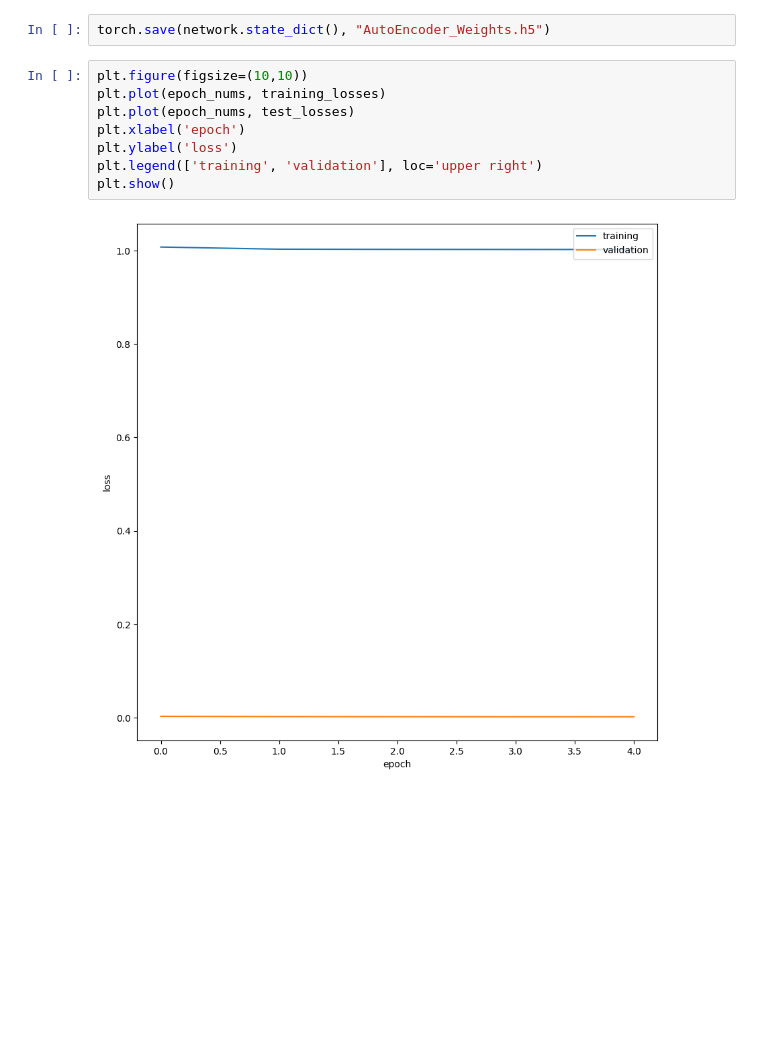
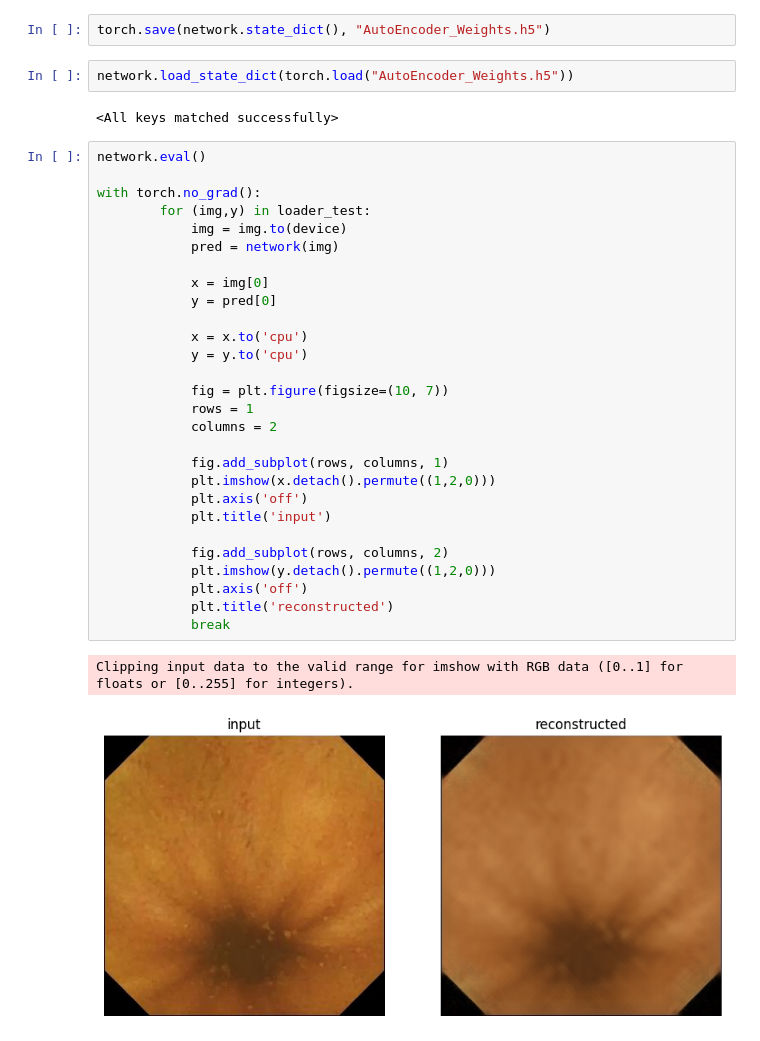
Before and after one commit to bishakh17/Wireless-Endoscopy--Video-Summarizer, a Jupyter notebook: Auto Encoder.ipynb, the cells around one changed output. Saved outputs shown, nothing was run; the diff lists cells and outputs as text; blank space fills up the shorter version.

```diff
--- a/Auto Encoder.ipynb
+++ b/Auto Encoder.ipynb
@@ -210,13 +210,38 @@ Saved
 Done!
 # %%
 torch.save(network.state_dict(), "AutoEncoder_Weights.h5")
-# %%
-plt.figure(figsize=(10,10))
-plt.plot(epoch_nums, training_losses)
-plt.plot(epoch_nums, test_losses)
-plt.xlabel('epoch')
-plt.ylabel('loss')
-plt.legend(['training', 'validation'], loc='upper right')
-plt.show()
-# %% [output]
-[figure, removed]
+# %%
+network.load_state_dict(torch.load("AutoEncoder_Weights.h5"))
+# %% [output]
+<All keys matched successfully>
+# %%
+network.eval()
+
+with torch.no_grad():
+        for (img,y) in loader_test:
+            img = img.to(device)
+            pred = network(img)
+
+            x = img[0]
+            y = pred[0]
+
+            x = x.to('cpu')
+            y = y.to('cpu')
+
+            fig = plt.figure(figsize=(10, 7))
+            rows = 1
+            columns = 2
+
+            fig.add_subplot(rows, columns, 1)
+            plt.imshow(x.detach().permute((1,2,0)))
+            plt.axis('off')
+            plt.title('input')
+
+            fig.add_subplot(rows, columns, 2)
+            plt.imshow(y.detach().permute((1,2,0)))
+            plt.axis('off')
+            plt.title('reconstructed')
+            break
+# %% [output]
+Clipping input data to the valid range for imshow with RGB data ([0..1] for floats or [0..255] for integers).
+[figure, added]
```
Also changed, not shown: parts of 1 cell of this notebook.
